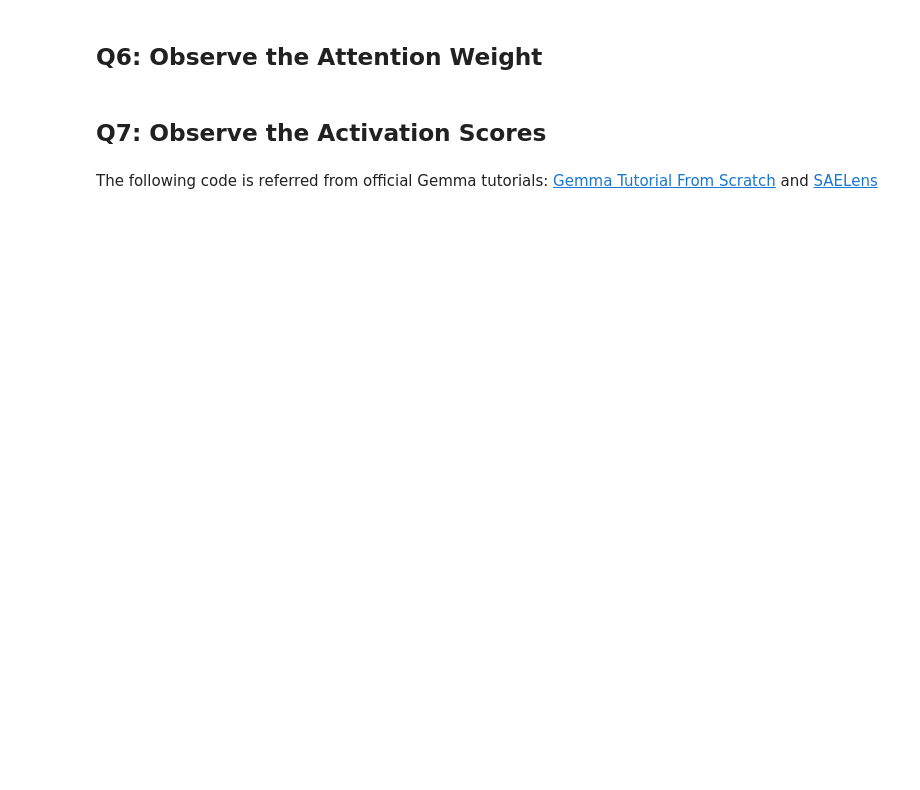
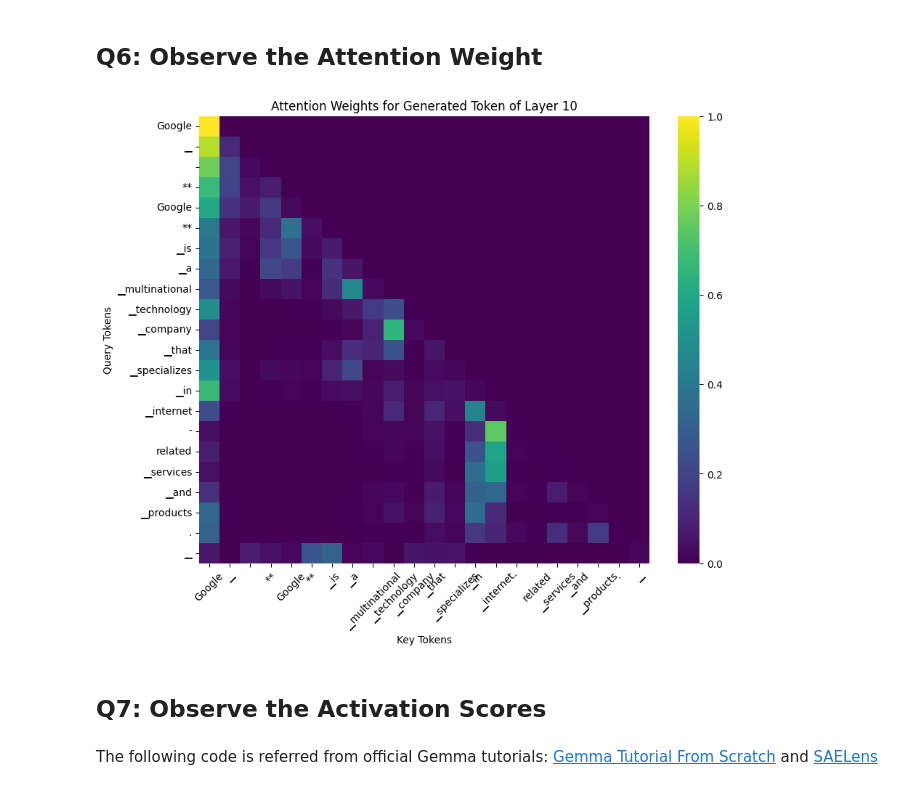
Before and after one commit to jxes993409/2025-Spring-Machine-Learning, a Jupyter notebook: hw3/r12921068.ipynb, the cells around one changed output. Drawn from its saved outputs; the diff is of its cells as text; code cells hidden in the pictures; blank space fills up the shorter version.

```diff
--- a/hw3/r12921068.ipynb
+++ b/hw3/r12921068.ipynb
@@ -409,9 +566,9 @@ for num_new_tokens in range(generation_tokens):
     ######################## TODO (Q6.1 ~ 6.4) ########################
     ### You can refer to https://huggingface.co/docs/transformers/en/main_classes/output#transformers.modeling_outputs.BaseModelOutput.attentions to see the structure of model output attentions
     # Get the logits for the last generated token from outputs
-    logits =
+    logits = outputs["logits"][:, -1, :]
     # Extract the attention scores from the model's outputs
-    attention_scores =
+    attention_scores = outputs["attentions"]
     ###################################################################
 
     # Extract attention weights for the specified layer and head
@@ -429,33 +586,35 @@ for num_new_tokens in range(generation_tokens):
     generated_tokens.append(next_token_id.item())  # Add the token ID to the generated tokens list
 
     # Update the attention mask and next token ID for the next iteration
     attention_mask = torch.cat([attention_mask, torch.ones(1, 1, device="cuda")], dim=-1)  # Add a new attention mask for the generated token
     next_token_id = next_token_id.unsqueeze(0)  # Convert the token ID to the required shape
 
     # Update the KV cache with the new past key-values
     kv_cache = outputs.past_key_values
     cache_position = cache_position[-1:] + 1  # Update the cache position for the next iteration
 
 # Decode the generated tokens into human-readable text
 generated_text = tokenizer.decode(generated_tokens, skip_special_tokens=True)
 full_text = prompt + generated_text  # Combine the prompt with the generated text
 
 # Tokenize all the generated text (prompt + generated)
 tokens = tokenizer.tokenize(full_text)
 
 # Function to plot a heatmap of attention weights
 def plot_attention(attn_matrix, tokens, title="Attention Heatmap"):
     plt.figure(figsize=(10, 8))  # Set the figure size
     sns.heatmap(attn_matrix, xticklabels=tokens, yticklabels=tokens, cmap="viridis", annot=False)  # Plot the attention matrix as a heatmap
     plt.xlabel("Key Tokens")
     plt.ylabel("Query Tokens")
     plt.title(title)
     plt.xticks(rotation=45)  # Rotate x-axis labels for better visibility
     plt.yticks(rotation=0)  # Rotate y-axis labels
     plt.show()
 
 # Plot the attention heatmap for the last generated token
 plot_attention(attentions, tokens, title=f"Attention Weights for Generated Token of Layer {layer_idx}")
+# %% [output]
+[figure, added]
 # %% [markdown]
 ## Q7: Observe the Activation Scores
 # %% [markdown]
```
Also changed, not shown: parts of 14 cells of this notebook.
